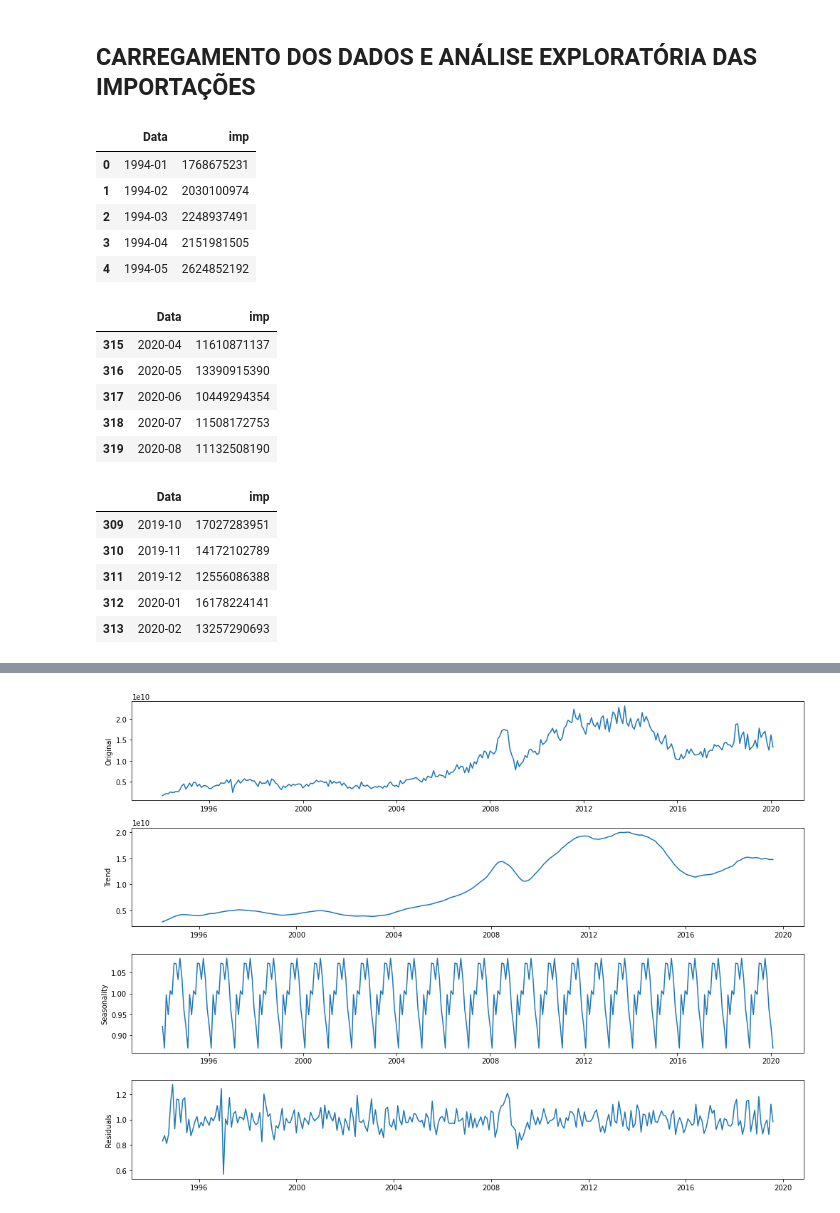
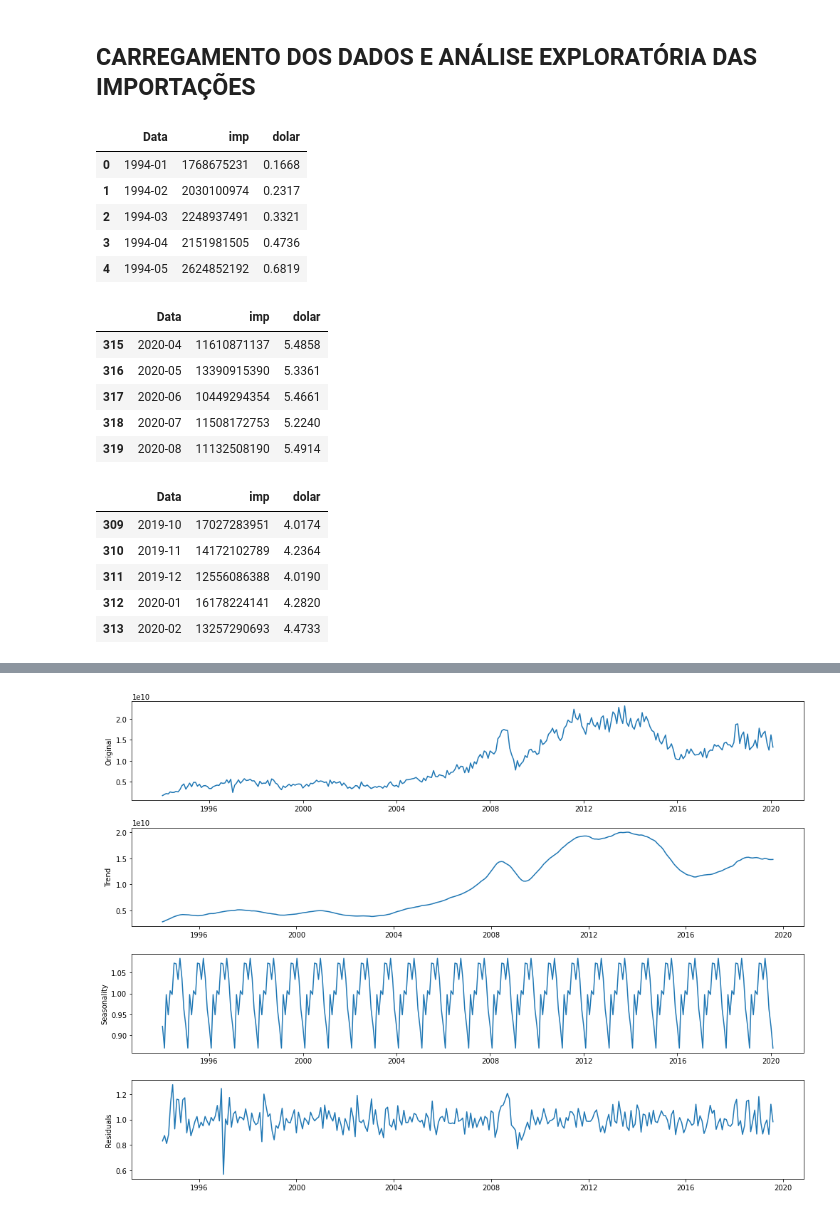
Before and after one commit to mmbs1989/TCC-PUCMINAS, a Jupyter notebook: Notebook_TCC_PUC.ipynb, the cells around one changed output, grey strips where cells are left out. Drawn from its saved outputs; the diff is of its cells as text; code cells hidden in the pictures.

```diff
--- a/Notebook_TCC_PUC.ipynb
+++ b/Notebook_TCC_PUC.ipynb
@@ -298,37 +295,39 @@ dfpib.groupby(dfpib.index.month).mean().plot(kind='bar')
 
 dfimp = pd.read_csv("https://raw.githubusercontent.com/mmbs1989/DSWP-Aluno/main/dadostccdata.csv")
 dfi = pd.read_csv("https://raw.githubusercontent.com/mmbs1989/DSWP-Aluno/main/dadostcci.csv")
+dfdol = pd.read_csv("https://raw.githubusercontent.com/mmbs1989/DSWP-Aluno/main/dadostccdolar.csv")
 # %%
 # Juntar as tabelas carregadas e definir o nome da coluna
 dfimp['imp'] = dfi['i']
+dfimp['dolar'] = dfdol['dol']
 dfimp.head()
 # %% [output]
-|  | Data | imp |
-| 0 | 1994-01 | 1768675231 |
-| 1 | 1994-02 | 2030100974 |
-| 2 | 1994-03 | 2248937491 |
-| 3 | 1994-04 | 2151981505 |
-| 4 | 1994-05 | 2624852192 |
+|  | Data | imp | dolar |
+| 0 | 1994-01 | 1768675231 | 0.1668 |
+| 1 | 1994-02 | 2030100974 | 0.2317 |
+| 2 | 1994-03 | 2248937491 | 0.3321 |
+| 3 | 1994-04 | 2151981505 | 0.4736 |
+| 4 | 1994-05 | 2624852192 | 0.6819 |
 # %%
 dfimp.tail()
 # %% [output]
-|  | Data | imp |
-| 315 | 2020-04 | 11610871137 |
-| 316 | 2020-05 | 13390915390 |
-| 317 | 2020-06 | 10449294354 |
-| 318 | 2020-07 | 11508172753 |
-| 319 | 2020-08 | 11132508190 |
+|  | Data | imp | dolar |
+| 315 | 2020-04 | 11610871137 | 5.4858 |
+| 316 | 2020-05 | 13390915390 | 5.3361 |
+| 317 | 2020-06 | 10449294354 | 5.4661 |
+| 318 | 2020-07 | 11508172753 | 5.2240 |
+| 319 | 2020-08 | 11132508190 | 5.4914 |
 # %%
 # Retirar as linhas que não serão utilizadas na análise
 dfimp = dfimp.drop(dfimp.index[314:])
 dfimp.tail()
 # %% [output]
-|  | Data | imp |
-| 309 | 2019-10 | 17027283951 |
-| 310 | 2019-11 | 14172102789 |
-| 311 | 2019-12 | 12556086388 |
-| 312 | 2020-01 | 16178224141 |
-| 313 | 2020-02 | 13257290693 |
+|  | Data | imp | dolar |
+| 309 | 2019-10 | 17027283951 | 4.0174 |
+| 310 | 2019-11 | 14172102789 | 4.2364 |
+| 311 | 2019-12 | 12556086388 | 4.0190 |
+| 312 | 2020-01 | 16178224141 | 4.2820 |
+| 313 | 2020-02 | 13257290693 | 4.4733 |
 # %%
 # Transformar o tipo das colunas e definir o index
 dfimp['imp'] = pd.to_numeric(dfimp['imp'])
```
Also changed, not shown: parts of 10 cells of this notebook.
